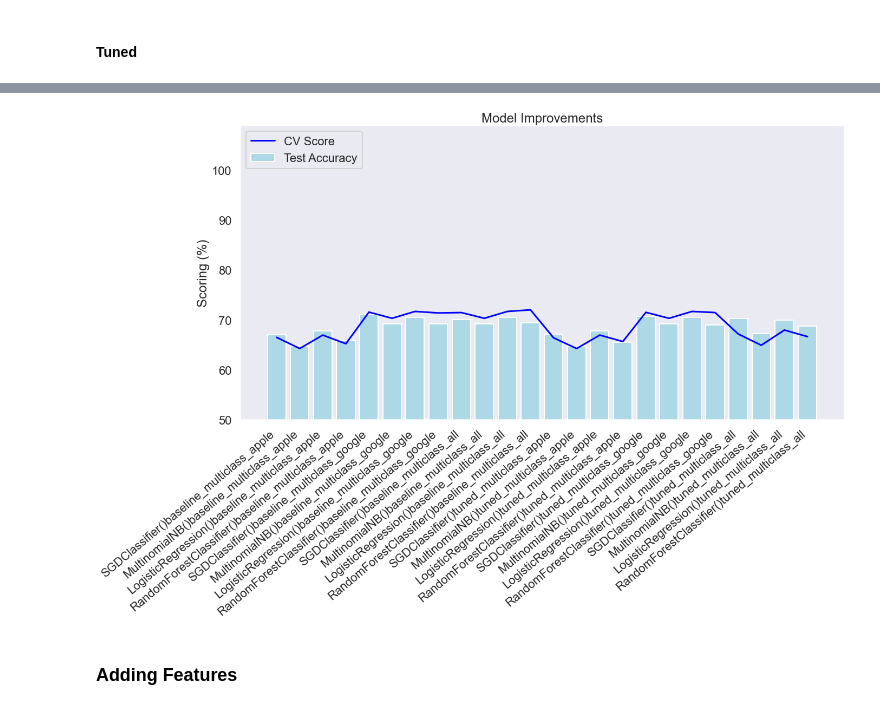
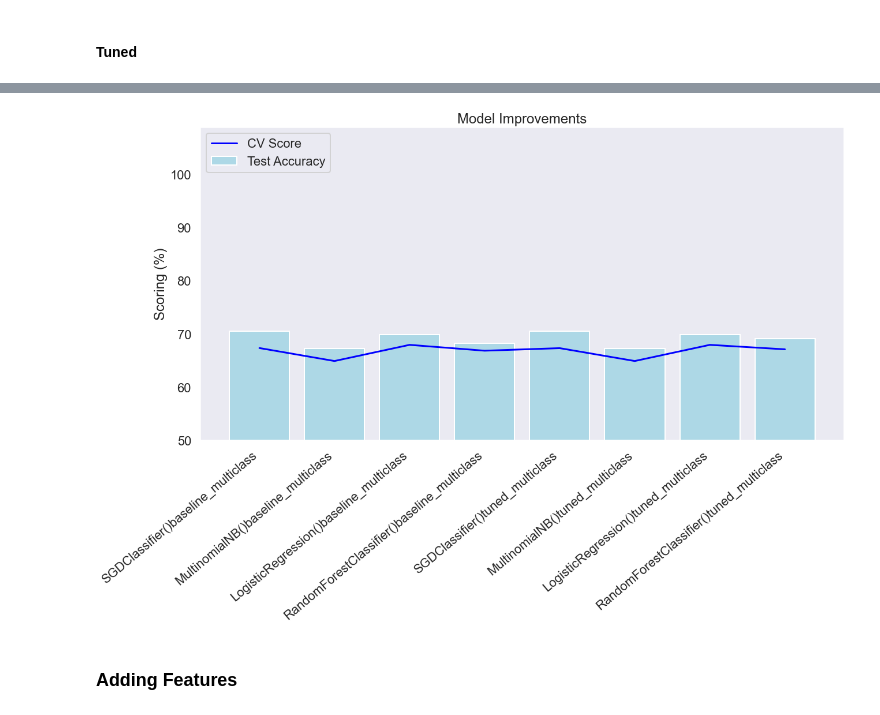
Before and after one commit to ValeriaVF/Twitter-Sentiment-Analysis-Using-NLP, a Jupyter notebook: main-weston-copy-2-18.ipynb, the cells around one changed output, grey strips where cells are left out. Drawn from its saved outputs; the diff is of its cells as text; code cells hidden in the pictures.

```diff
--- a/main-weston-copy-2-18.ipynb
+++ b/main-weston-copy-2-18.ipynb
@@ -541,6 +454,0 @@ multiclass_metric_table
-# %%
-for model in multiclass_models:
-    row = vg.run_model(model, multiclass_metric_table, google_df['joined_tokens'], google_df['emotion_num'], 'baseline_multiclass_all', join_str=False)
-    multiclass_metric_table = pd.concat([row])
-
-multiclass_metric_table
@@ -584,9 +478,9 @@ rfc_tuned_mc = Pipeline([('vect', CountVectorizer(ngram_range=(1,2))),
 multiclass_models_tuned = [sgd_tuned_mc, naive_tuned_mc, lin_reg_tuned_mc, rfc_tuned_mc]
 # %%
 for model in multiclass_models_tuned:
-    row = vg.run_model(model, multiclass_metric_table, apple_df['joined_tokens'], apple_df['emotion_num'], 'tuned_multiclass_apple', join_str=False)
-    multiclass_metric_table = pd.concat([row])
+    row = vg.run_model(model, metric_table_multi, clean_df['joined_tokens'], clean_df['emotion_num'], 'tuned_multiclass', join_str=False)
+    metric_table_multi = pd.concat([row])
 
-multiclass_metric_table
+metric_table_multi
 # %% [output]
 |  | Model | CV Score | Test Accuracy | Type |
@@ -609,6 +494,0 @@ multiclass_metric_table
-# %%
-for model in multiclass_models_tuned:
-    row = vg.run_model(model, multiclass_metric_table, google_df['joined_tokens'], google_df['emotion_num'], 'tuned_multiclass_google', join_str=False)
-    multiclass_metric_table = pd.concat([row])
-
-multiclass_metric_table
@@ -633,6 +494,0 @@ multiclass_metric_table
-# %%
-for model in multiclass_models_tuned:
-    row = vg.run_model(model, multiclass_metric_table, clean_df['joined_tokens'], clean_df['emotion_num'], 'tuned_multiclass_all', join_str=False)
-    multiclass_metric_table = pd.concat([row])
-
-multiclass_metric_table
@@ -657,6 +495,6 @@ multiclass_metric_table
 # %%
-vg.plot_models(multiclass_metric_table)
+vg.plot_models(metric_table_multi)
 # %% [output]
-[figure, old version]
+[figure, new version]
 # %% [markdown]
 ### Adding Features <a class="anchor" id="Added_Features"></a>
```
Also changed, not shown: parts of 50 cells of this notebook.
